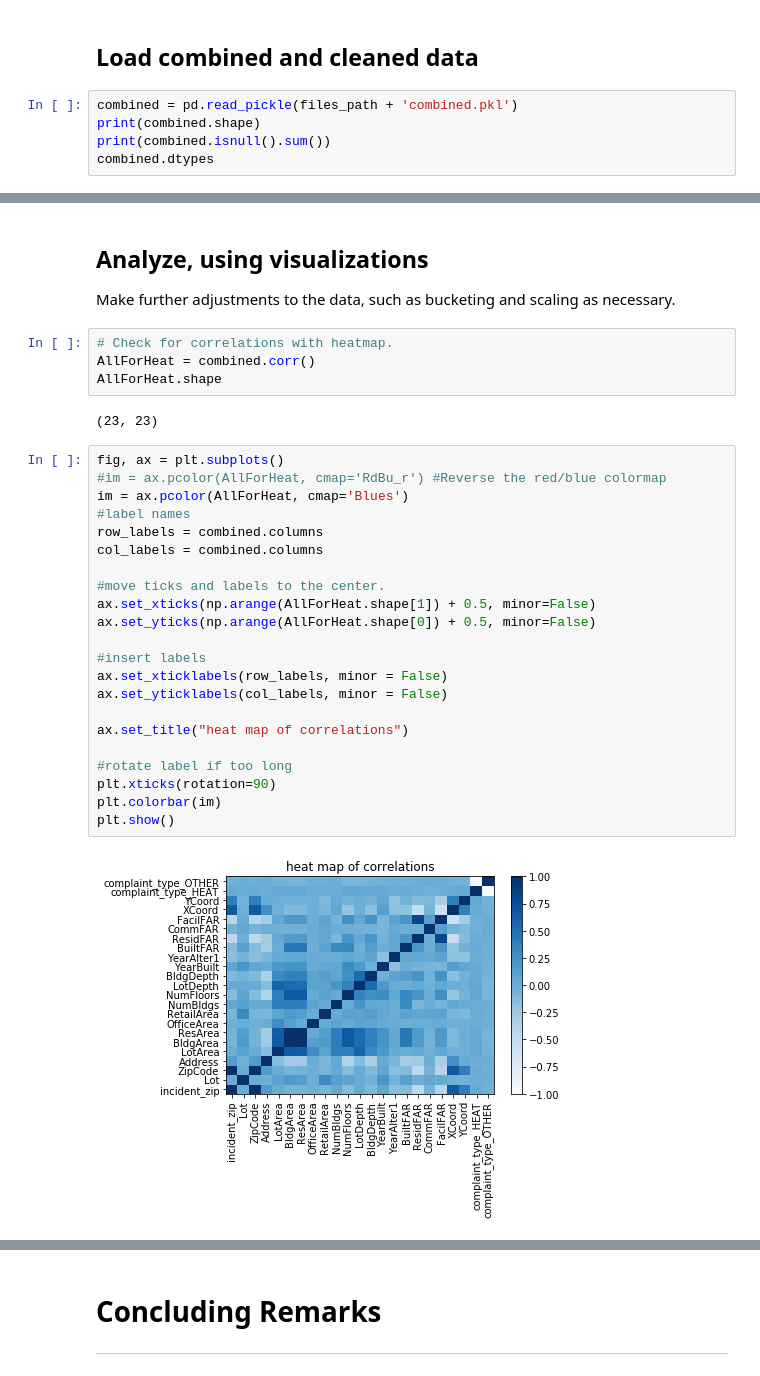
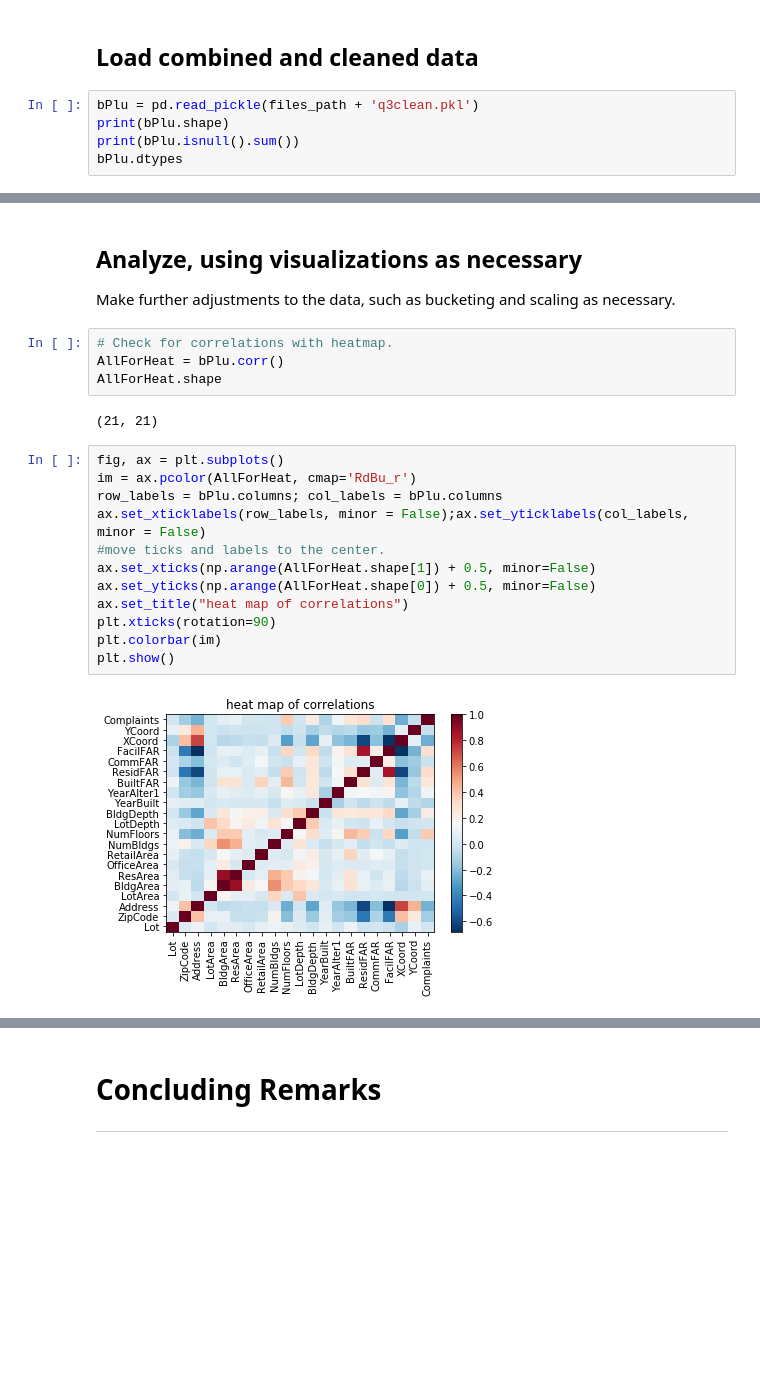
Before and after one commit to JeffBohn/notebooks, a Jupyter notebook: Courses/IBM-DS0720EN-Capstone/notebook3.ipynb, the cells around one changed output, grey strips where cells are left out. Cells and saved outputs as stored; diff of their text form; blank space fills up the shorter version.

```diff
--- a/Courses/IBM-DS0720EN-Capstone/notebook3.ipynb
+++ b/Courses/IBM-DS0720EN-Capstone/notebook3.ipynb
@@ -599,8 +646,8 @@ gc.collect()
 # %% [markdown]
 ## Load combined and cleaned data
 # %%
-combined = pd.read_pickle(files_path + 'combined.pkl')
-print(combined.shape)
-print(combined.isnull().sum())
-combined.dtypes
+bPlu = pd.read_pickle(files_path + 'q3clean.pkl')
+print(bPlu.shape)
+print(bPlu.isnull().sum())
+bPlu.dtypes
 # %% [output]
@@ -640,34 +687,24 @@ complaint_type_OTHER      uint8
 dtype: object
 # %% [markdown]
-## Analyze, using visualizations
+## Analyze, using visualizations as necessary
 Make further adjustments to the data, such as bucketing and scaling as necessary.
 # %%
 # Check for correlations with heatmap.
-AllForHeat = combined.corr()
+AllForHeat = bPlu.corr()
 AllForHeat.shape
 # %% [output]
-(23, 23)
+(21, 21)
 # %%
 fig, ax = plt.subplots()
-#im = ax.pcolor(AllForHeat, cmap='RdBu_r') #Reverse the red/blue colormap
-im = ax.pcolor(AllForHeat, cmap='Blues')
-#label names
-row_labels = combined.columns
-col_labels = combined.columns
-
+im = ax.pcolor(AllForHeat, cmap='RdBu_r')
+row_labels = bPlu.columns; col_labels = bPlu.columns
+ax.set_xticklabels(row_labels, minor = False);ax.set_yticklabels(col_labels, minor = False)
 #move ticks and labels to the center.
 ax.set_xticks(np.arange(AllForHeat.shape[1]) + 0.5, minor=False)
 ax.set_yticks(np.arange(AllForHeat.shape[0]) + 0.5, minor=False)
-
-#insert labels
-ax.set_xticklabels(row_labels, minor = False)
-ax.set_yticklabels(col_labels, minor = False)
-
 ax.set_title("heat map of correlations")
-
-#rotate label if too long
 plt.xticks(rotation=90)
 plt.colorbar(im)
 plt.show()
 # %% [output]
-[figure, old version]
+[figure, new version]
```
Also changed, not shown: parts of 82 cells of this notebook.
